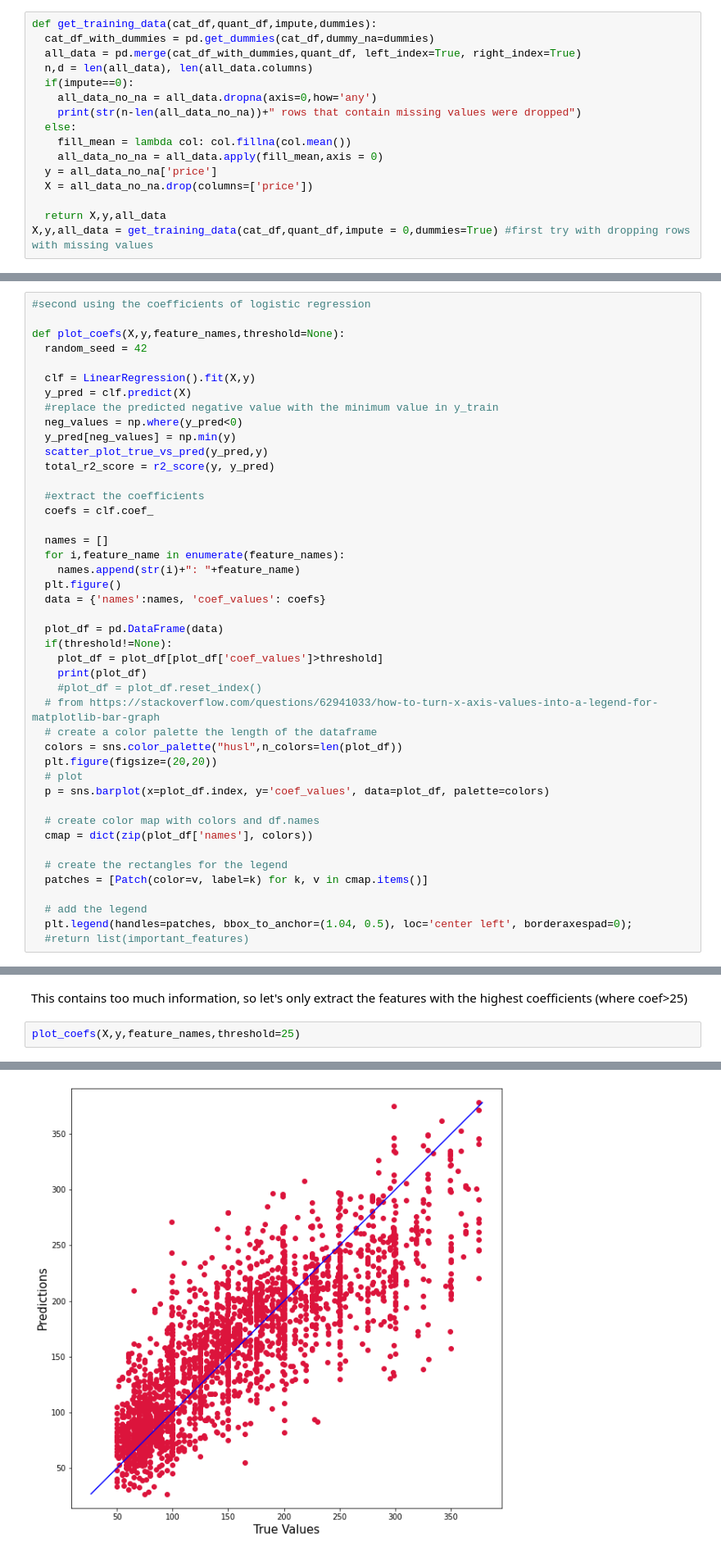
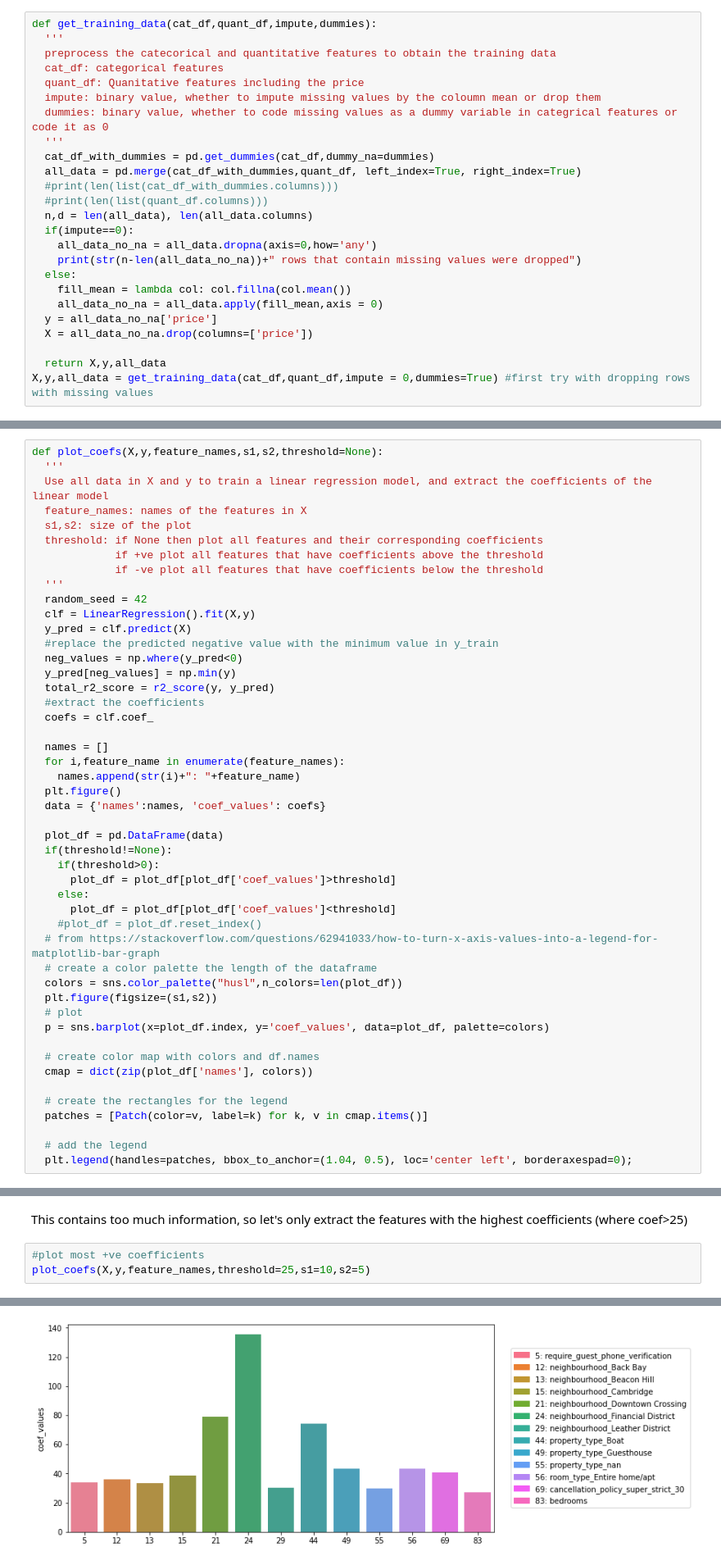
Before and after one commit to mai0elkady/Boston_airbnb_data_analysis, a Jupyter notebook: Boston_airbnb.ipynb, the cells around one changed output, grey strips where cells are left out. Shown at 82% size. Drawn from its saved outputs; the diff is of its cells as text.

```diff
--- a/Boston_airbnb.ipynb
+++ b/Boston_airbnb.ipynb
@@ -395,7 +471,16 @@ require_guest_phone_verification
 # %%
 def get_training_data(cat_df,quant_df,impute,dummies):
+  '''
+  preprocess the catecorical and quantitative features to obtain the training data
+  cat_df: categorical features
+  quant_df: Quanitative features including the price
+  impute: binary value, whether to impute missing values by the coloumn mean or drop them
+  dummies: binary value, whether to code missing values as a dummy variable in categrical features or code it as 0
+  '''
   cat_df_with_dummies = pd.get_dummies(cat_df,dummy_na=dummies)
   all_data = pd.merge(cat_df_with_dummies,quant_df, left_index=True, right_index=True)
+  #print(len(list(cat_df_with_dummies.columns)))
+  #print(len(list(quant_df.columns)))
   n,d = len(all_data), len(all_data.columns)
   if(impute==0):
     all_data_no_na = all_data.dropna(axis=0,how='any')
@@ -536,19 +663,22 @@ Imputing doesn't help us achieve higher R2 values, so for our case, it's better
 # %% [markdown]
 For the linear regression model, let's see the weights asociated with the coefficients.
 # %%
-#second using the coefficients of logistic regression
-
-def plot_coefs(X,y,feature_names,threshold=None):
+def plot_coefs(X,y,feature_names,s1,s2,threshold=None):
+  '''
+  Use all data in X and y to train a linear regression model, and extract the coefficients of the linear model
+  feature_names: names of the features in X
+  s1,s2: size of the plot
+  threshold: if None then plot all features and their corresponding coefficients
+             if +ve plot all features that have coefficients above the threshold
+             if -ve plot all features that have coefficients below the threshold
+  '''
   random_seed = 42
-
   clf = LinearRegression().fit(X,y)
   y_pred = clf.predict(X)
   #replace the predicted negative value with the minimum value in y_train
   neg_values = np.where(y_pred<0)
   y_pred[neg_values] = np.min(y)
-  scatter_plot_true_vs_pred(y_pred,y)
   total_r2_score = r2_score(y, y_pred)
-
   #extract the coefficients
   coefs = clf.coef_
 
@@ -560,13 +690,15 @@ def plot_coefs(X,y,feature_names,threshold=None):
 
   plot_df = pd.DataFrame(data)
   if(threshold!=None):
-    plot_df = plot_df[plot_df['coef_values']>threshold]
-    print(plot_df)
+    if(threshold>0):
+      plot_df = plot_df[plot_df['coef_values']>threshold]
+    else:
+      plot_df = plot_df[plot_df['coef_values']<threshold]
     #plot_df = plot_df.reset_index()
   # from https://stackoverflow.com/questions/62941033/how-to-turn-x-axis-values-into-a-legend-for-matplotlib-bar-graph
   # create a color palette the length of the dataframe
   colors = sns.color_palette("husl",n_colors=len(plot_df))
-  plt.figure(figsize=(20,20))
+  plt.figure(figsize=(s1,s2))
   # plot
   p = sns.barplot(x=plot_df.index, y='coef_values', data=plot_df, palette=colors)
 
@@ -578,7 +710,6 @@ def plot_coefs(X,y,feature_names,threshold=None):
 
   # add the legend
   plt.legend(handles=patches, bbox_to_anchor=(1.04, 0.5), loc='center left', borderaxespad=0);
-  #return list(important_features)
 # %%
 X,y,all_data = get_training_data(cat_df,quant_df,impute = 0,dummies=True)
 feature_names = all_data.drop(['price'],axis = 1).columns
@@ -591,5 +721,6 @@ plot_coefs(X,y,feature_names)
 # %% [markdown]
 This contains too much information, so let's only extract the features with the highest coefficients (where coef>25)
 # %%
-plot_coefs(X,y,feature_names,threshold=25)
+#plot most +ve coefficients
+plot_coefs(X,y,feature_names,threshold=25,s1=10,s2=5)
 # %% [output]
@@ -596 +728 @@ plot_coefs(X,y,feature_names,threshold=25)
-[figure, old version]
+[figure, new version]
```
Also changed, not shown: parts of 58 cells of this notebook.
